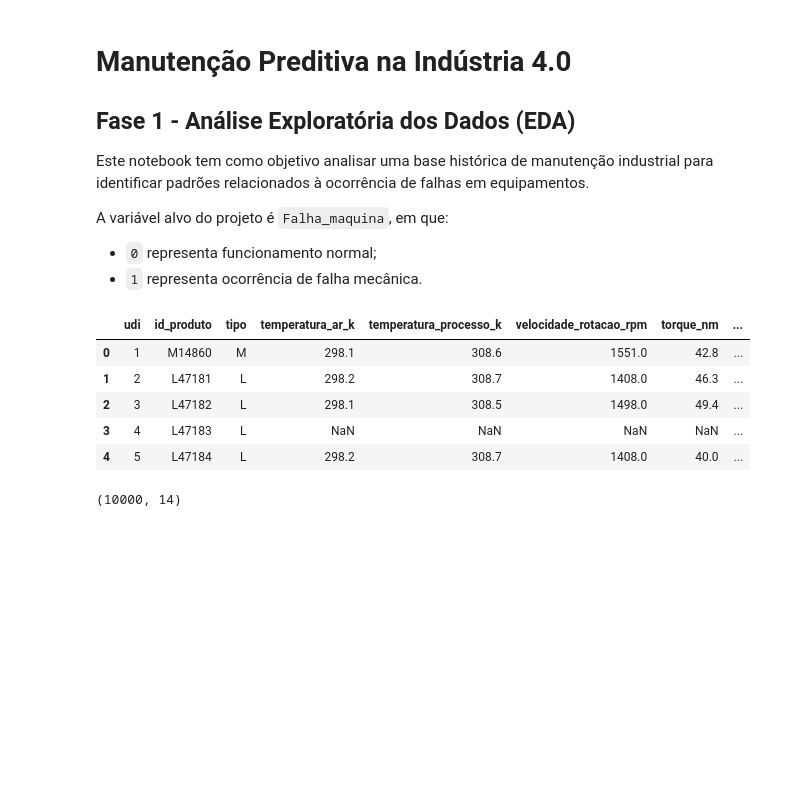
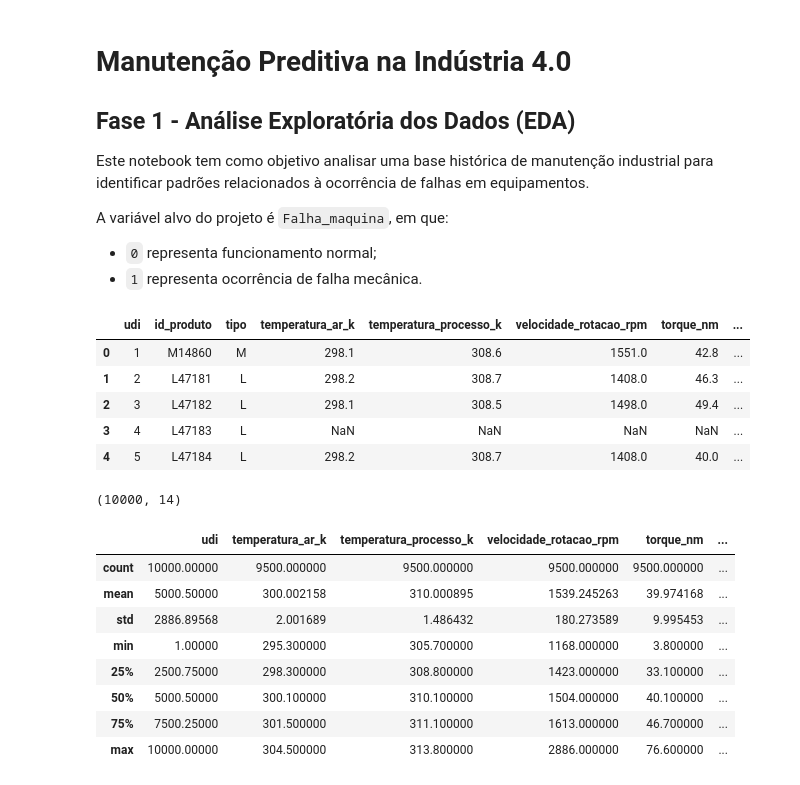
Before and after one commit to paulaserra/manutencao-preditiva-ia, a Jupyter notebook: notebooks/01_analise_exploratoria.ipynb, the cells around one changed output. Drawn from its saved outputs; the diff is of its cells as text; code cells hidden in the pictures; blank space fills up the shorter version.

```diff
--- a/notebooks/01_analise_exploratoria.ipynb
+++ b/notebooks/01_analise_exploratoria.ipynb
@@ -25,3 +25,15 @@ df.head()
 df.shape
 # %% [output]
 (10000, 14)
+# %%
+df.describe()
+# %% [output]
+|  | udi | temperatura_ar_k | temperatura_processo_k | velocidade_rotacao_rpm | torque_nm | ... |
+| count | 10000.00000 | 9500.000000 | 9500.000000 | 9500.000000 | 9500.000000 | ... |
+| mean | 5000.50000 | 300.002158 | 310.000895 | 1539.245263 | 39.974168 | ... |
+| std | 2886.89568 | 2.001689 | 1.486432 | 180.273589 | 9.995453 | ... |
+| min | 1.00000 | 295.300000 | 305.700000 | 1168.000000 | 3.800000 | ... |
+| 25% | 2500.75000 | 298.300000 | 308.800000 | 1423.000000 | 33.100000 | ... |
+| 50% | 5000.50000 | 300.100000 | 310.100000 | 1504.000000 | 40.100000 | ... |
+| 75% | 7500.25000 | 301.500000 | 311.100000 | 1613.000000 | 46.700000 | ... |
+| max | 10000.00000 | 304.500000 | 313.800000 | 2886.000000 | 76.600000 | ... |
```
Also changed, not shown: parts of 4 cells of this notebook.
